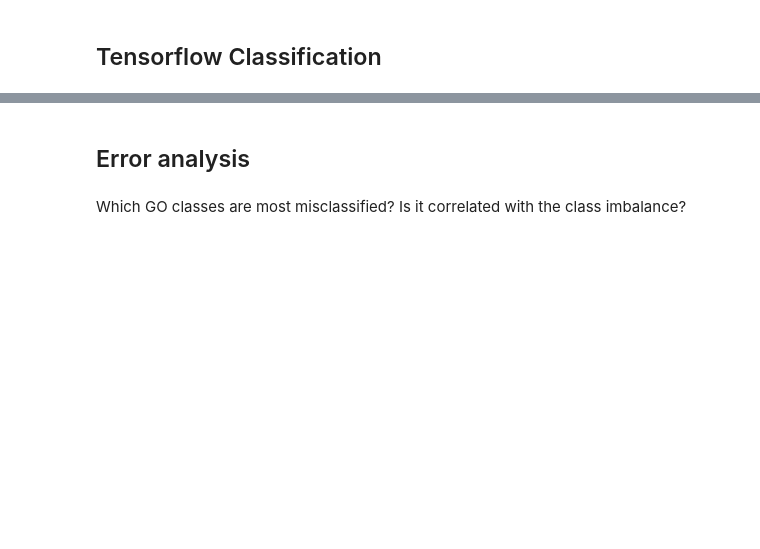
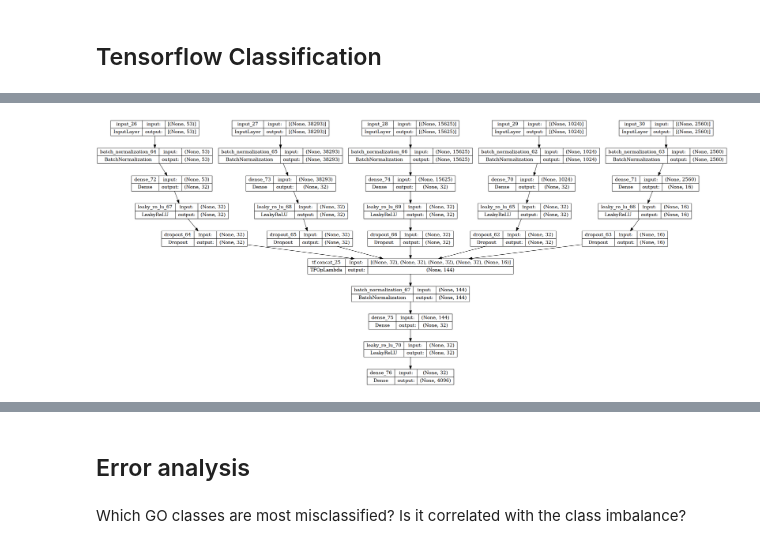
Before and after one commit to m5k5/KaggleCAFAChallenge, a Jupyter notebook: MultiModal.ipynb, the cells around one changed output, grey strips where cells are left out. Cells and saved outputs as stored; diff of their text form; code cells hidden in the pictures; blank space fills up the shorter version.

```diff
--- a/MultiModal.ipynb
+++ b/MultiModal.ipynb
@@ -25,4 +25,4 @@ print(DATA_PATH)
 print(DATA_PATH_INTERPRO)
 
 # Choose subontology (CCO, MFO or BPO)
-SO = 'BPO'
+SO = 'MFO'
@@ -189,0 +221,3 @@ print(len(cleanedGos))
+# %%
+cleanedGosWithSufficientData = list(set.intersection(set(cleanedGos), set(GOsWithSufficientData)))
+len(cleanedGosWithSufficientData)
@@ -193,7 +229,7 @@ import pickle
 
 print(len(topGOs))
 mlb = MultiLabelBinarizer()
-mlb.fit([cleanedGos])
+mlb.fit([cleanedGosWithSufficientData])
 
 dftest=df.loc[testID]
 indices = dftest["term"].to_numpy()
@@ -555,8 +705,10 @@ print(list(datasetVal.take(1)))
 from tensorflow.keras import layers
 
 VOCAB_SIZE=len(aa_dict)
-DROPOUT_RATE=0.5
-L2REGULARIZATION = 0.2
+DROPOUT_RATE=0.1
+L2REGULARIZATION = 0.0
+HIDDEN_DIM=32
+
 
 def createModel():
     inputsPC = tf.keras.Input(shape=(PCLength,))
@@ -566,69 +718,50 @@ def createModel():
     inputsEsm2 = tf.keras.Input(shape=(esm2Dimension,))
 
     # xT5 = layers.Attention()([inputsT5,inputsT5])
-    xT5 = layers.Dense(128, kernel_regularizer=tf.keras.regularizers.L2(l2=L2REGULARIZATION))(inputsT5)
+    xT5 = tf.keras.layers.BatchNormalization()(inputsT5)
+    xT5 = layers.Dense(HIDDEN_DIM, kernel_regularizer=tf.keras.regularizers.L2(l2=L2REGULARIZATION))(xT5)
     xT5 = layers.LeakyReLU()(xT5)
-    xT5 = layers.BatchNormalization()(xT5)
-    xT5Res = layers.Dropout(DROPOUT_RATE)(xT5)
-    xT5 = layers.Dense(128, kernel_regularizer=tf.keras.regularizers.L2(l2=L2REGULARIZATION))(xT5Res)
-    xT5 = layers.LeakyReLU()(xT5)
-    xT5 = layers.BatchNormalization()(xT5)
     xT5 = layers.Dropout(DROPOUT_RATE)(xT5)
-    xT5 = tf.concat([xT5,xT5Res],1)
 
-    xEsm2 = layers.Dense(128, kernel_regularizer=tf.keras.regularizers.L2(l2=L2REGULARIZATION))(inputsEsm2)
+    xEsm2 = tf.keras.layers.BatchNormalization()(inputsEsm2)
+    xEsm2 = layers.Dense(16, kernel_regularizer=tf.keras.regularizers.L2(l2=L2REGULARIZATION))(xEsm2)
     xEsm2 = layers.LeakyReLU()(xEsm2)
-    xEsm2 = layers.BatchNormalization()(xEsm2)
-    xEsm2Res = layers.Dropout(DROPOUT_RATE)(xEsm2)
-    xEsm2 = layers.Dense(128, kernel_regularizer=tf.keras.regularizers.L2(l2=L2REGULARIZATION))(xEsm2Res)
-    xEsm2 = layers.LeakyReLU()(xEsm2)
-    xEsm2 = layers.BatchNormalization()(xEsm2)
     xEsm2 = layers.Dropout(DROPOUT_RATE)(xEsm2)
-    xEsm2 = tf.concat([xEsm2,xEsm2Res],1)
+
 
     # xPC = layers.Attention()([inputsPC,inputsPC])
-    xPC = layers.Dense(128, kernel_regularizer=tf.keras.regularizers.L2(l2=L2REGULARIZATION))(inputsPC)
+    xPc = tf.keras.layers.BatchNormalization()(inputsPC)
+    xPC = layers.Dense(HIDDEN_DIM, kernel_regularizer=tf.keras.regularizers.L2(l2=L2REGULARIZATION))(xPc)
     xPC = layers.LeakyReLU()(xPC)
-    xPC = layers.BatchNormalization()(xPC)
-    xPCRes = layers.Dropout(DROPOUT_RATE)(xPC)
-    xPC = layers.Dense(128, kernel_regularizer=tf.keras.regularizers.L2(l2=L2REGULARIZATION))(xPCRes)
-    xPC = layers.LeakyReLU()(xPC)
-    xPC = layers.BatchNormalization()(xPC)
     xPC = layers.Dropout(DROPOUT_RATE)(xPC)
-    xPC = tf.concat([xPC,xPCRes],1)
+
 
     # xIP = layers.Attention()([inputsIP,inputsIP])
-    xIP = layers.Dense(128, kernel_regularizer=tf.keras.regularizers.L2(l2=L2REGULARIZATION))(inputsIP)
+    xIP = tf.keras.layers.BatchNormalization()(inputsIP)
+    xIP = layers.Dense(HIDDEN_DIM, kernel_regularizer=tf.keras.regularizers.L2(l2=L2REGULARIZATION))(xIP)
     xIP = layers.LeakyReLU()(xIP)
-    xIP = layers.BatchNormalization()(xIP)
-    xIPRes = layers.Dropout(DROPOUT_RATE)(xIP)
-    xIP = layers.Dense(128, kernel_regularizer=tf.keras.regularizers.L2(l2=L2REGULARIZATION))(xIPRes)
-    xIP = layers.LeakyReLU()(xIP)
-    xIP = layers.BatchNormalization()(xIP)
     xIP = layers.Dropout(DROPOUT_RATE)(xIP)
-    xIP = tf.concat([xIP,xIPRes],1)
+
 
     # xKmer = layers.Attention()([inputsKmer,inputsKmer])
-    xKmer = layers.Dense(128, kernel_regularizer=tf.keras.regularizers.L2(l2=L2REGULARIZATION))(inputsKmer)
+    xKmer = tf.keras.layers.BatchNormalization()(inputsKmer)
+    xKmer = layers.Dense(HIDDEN_DIM, kernel_regularizer=tf.keras.regularizers.L2(l2=L2REGULARIZATION))(xKmer)
     xKmer = layers.LeakyReLU()(xKmer)
-    xKmer = layers.BatchNormalization()(xKmer)
-    xKmerRes = layers.Dropout(DROPOUT_RATE)(xKmer)
-    xKmer = layers.Dense(128, kernel_regularizer=tf.keras.regularizers.L2(l2=L2REGULARIZATION))(xKmerRes)
-    xKmer = layers.LeakyReLU()(xKmer)
-    xKmer = layers.BatchNormalization()(xKmer)
     xKmer = layers.Dropout(DROPOUT_RATE)(xKmer)
-    xKmer = tf.concat([xKmer,xKmerRes],1)
 
 
     concat = tf.concat([xPC,xIP,xKmer,xT5,xEsm2],1)
 
-    x = layers.Dense(256, kernel_regularizer=tf.keras.regularizers.L2(l2=L2REGULARIZATION))(concat)
+
+    x = layers.BatchNormalization()(concat)
+
+    x = layers.Dense(HIDDEN_DIM, kernel_regularizer=tf.keras.regularizers.L2(l2=L2REGULARIZATION))(x)
     x = layers.LeakyReLU()(x)
 
     outputs=layers.Dense(len(mlb.classes_), activation=tf.keras.activations.sigmoid)(x)
 
 
-    return tf.keras.Model(inputs=[inputsPC, inputsIP, inputsKmer, inputsT5, inputsEsm2], outputs=outputs, name="DenseMultiModal5_DO{:.2f}_L2Reg{:.2f}_Focal_noClassBal".format(DROPOUT_RATE, L2REGULARIZATION))
+    return tf.keras.Model(inputs=[inputsPC, inputsIP, inputsKmer, inputsT5, inputsEsm2], outputs=outputs, name="DenseMultiModal5_Small_DO{:.2f}_L2Reg{:.2f}_Focal_noClassBal".format(DROPOUT_RATE, L2REGULARIZATION))
 
 model = createModel()
 
@@ -636,3 +769,4 @@ model.summary()
 
 dot_img_file = './'+model.name +'.png'
 tf.keras.utils.plot_model(model, to_file=dot_img_file, show_shapes=True)
+# %% [output]
@@ -639,3 +790,4 @@ tf.keras.utils.plot_model(model, to_file=dot_img_file, show_shapes=True)
+[figure, added]
 # %%
 import matplotlib.pyplot as plt
 #Learning rate schedule
```
Also changed, not shown: parts of 25 cells of this notebook, 17 other files.
